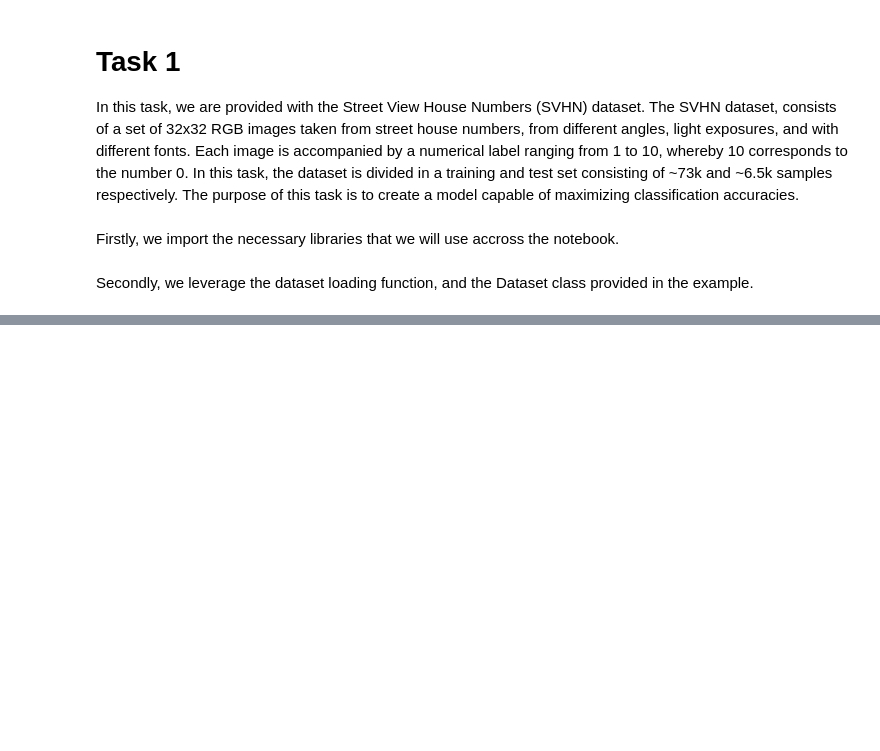
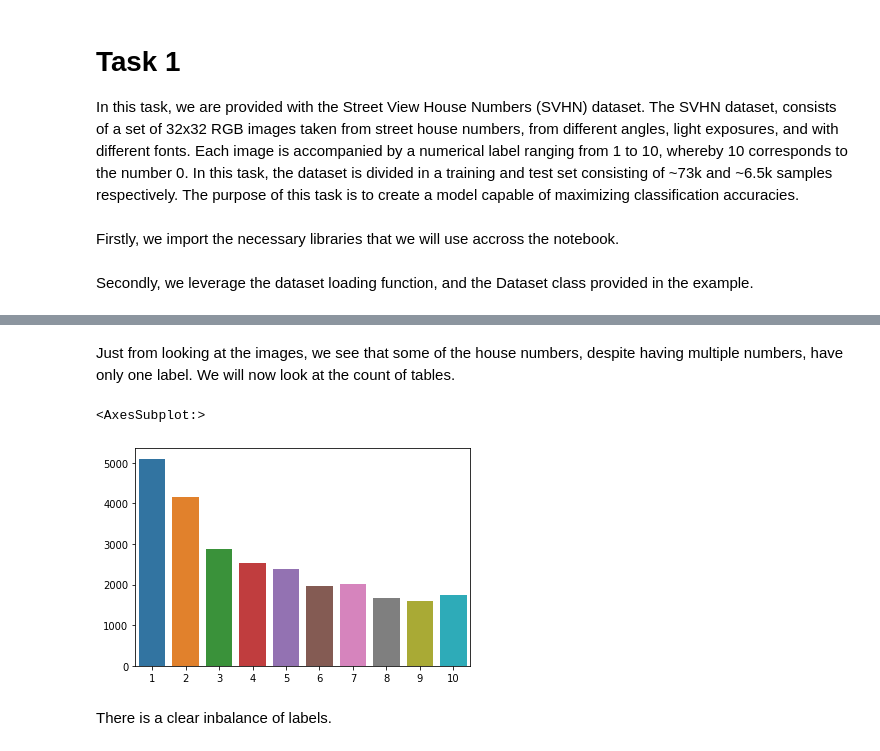
Before and after one commit to vicentepese/SDCV_test, a Jupyter notebook: seedtag_vicente_test.ipynb, the cells around one changed output, grey strips where cells are left out. Saved outputs shown, nothing was run; the diff lists cells and outputs as text; code cells hidden in the pictures; blank space fills up the shorter version.

```diff
--- a/seedtag_vicente_test.ipynb
+++ b/seedtag_vicente_test.ipynb
@@ -118,0 +161,13 @@ NameError: name 'Dataset' is not defined
+# %% [markdown]
+Just from looking at the images, we see that some of the house numbers, despite having multiple numbers, have only one label. We will now look at the count of tables.
+# %%
+# Labels distribution
+%matplotlib inline
+
+unique_labels, count_labels = np.unique(split_labels, return_counts=True)
+sns.barplot(x=unique_labels, y=count_labels)
+# %% [output]
+<AxesSubplot:>
+[figure, added]
+# %% [markdown]
+There is a clear inbalance of labels.
```
Also changed, not shown: parts of 25 cells of this notebook, 1 other file.
